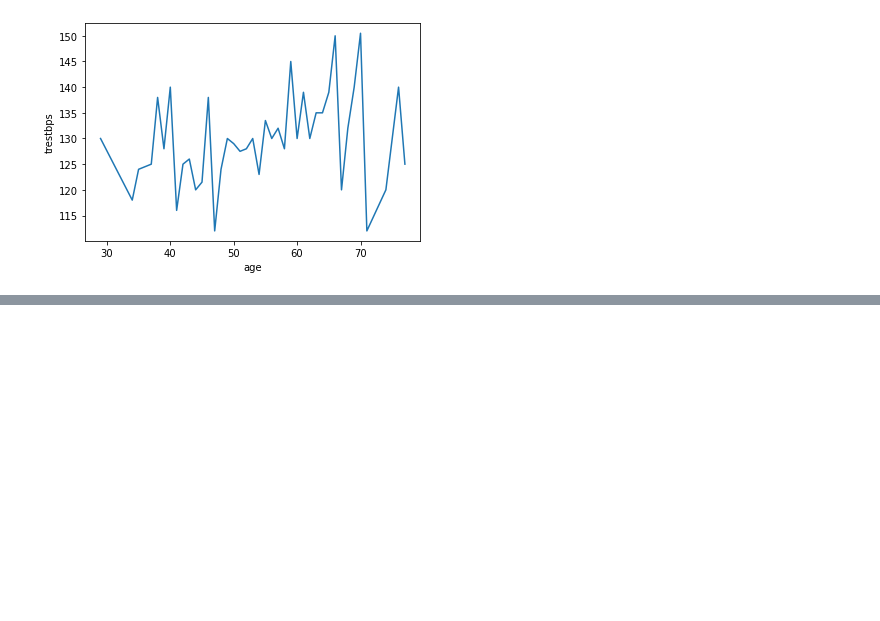
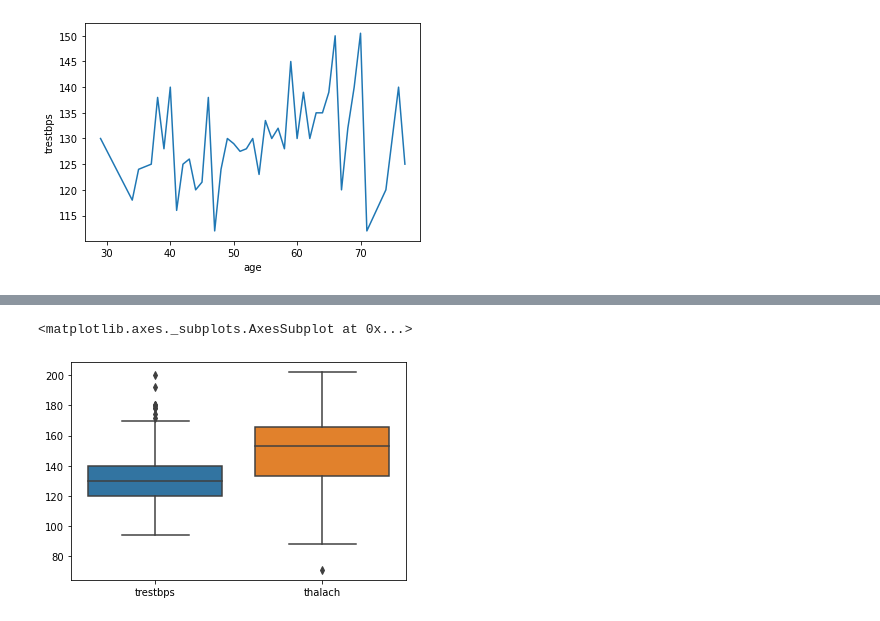
Before and after one commit to ahmadasmandar/python_tutorials, a Jupyter notebook: data_manipulation/tut_pandas.ipynb, the cells around one changed output, grey strips where cells are left out. Cells and saved outputs as stored; diff of their text form; code cells hidden in the pictures; blank space fills up the shorter version.

```diff
--- a/data_manipulation/tut_pandas.ipynb
+++ b/data_manipulation/tut_pandas.ipynb
@@ -76,0 +100,5 @@ sb.lineplot('age','trestbps',data=ages)
+# %%
+sb.boxplot(data=df[["trestbps","thalach"]])
+# %% [output]
+<matplotlib.axes._subplots.AxesSubplot at 0x...>
+[figure, added]
```
Also changed, not shown: parts of 13 cells of this notebook, 3 other files.
